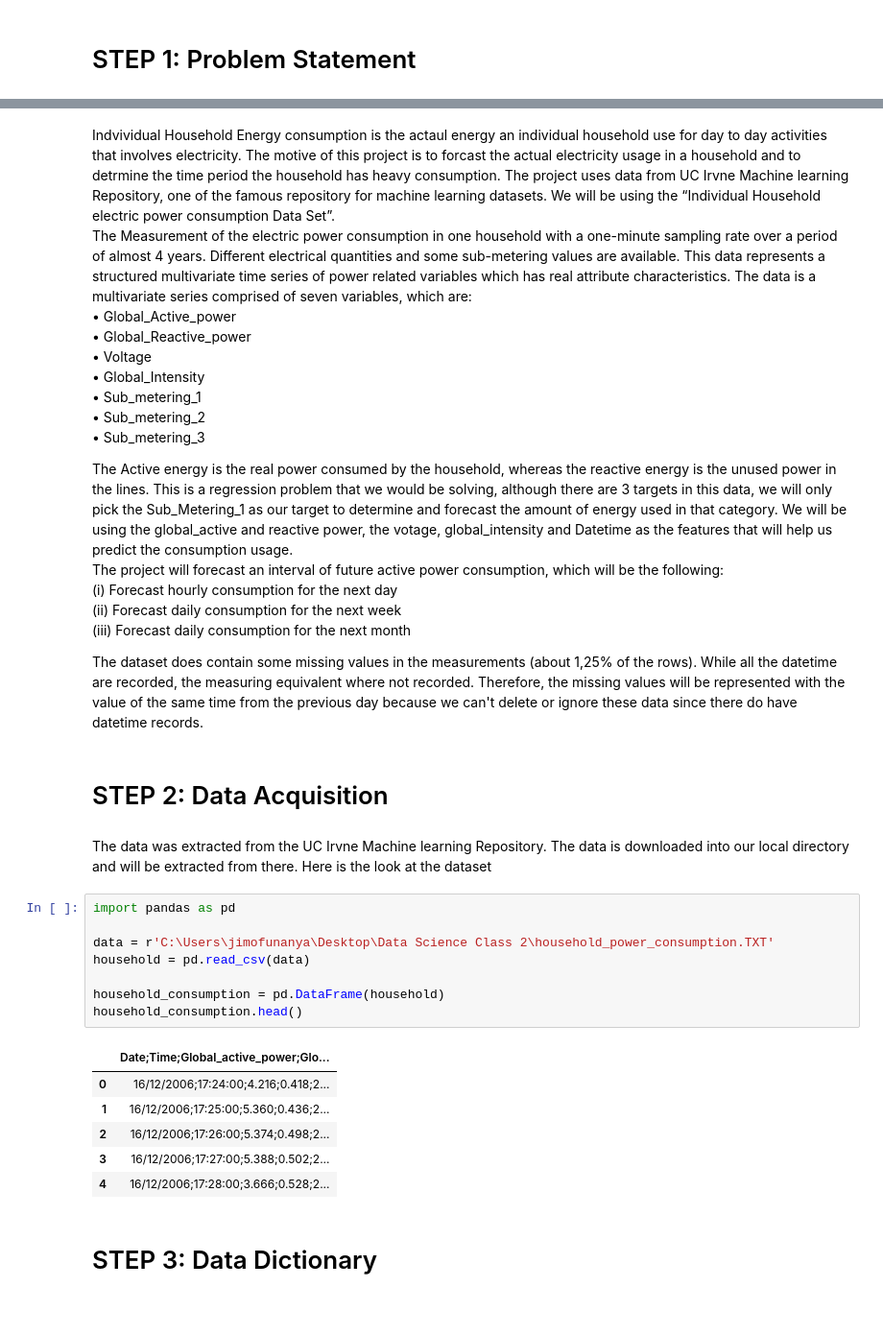
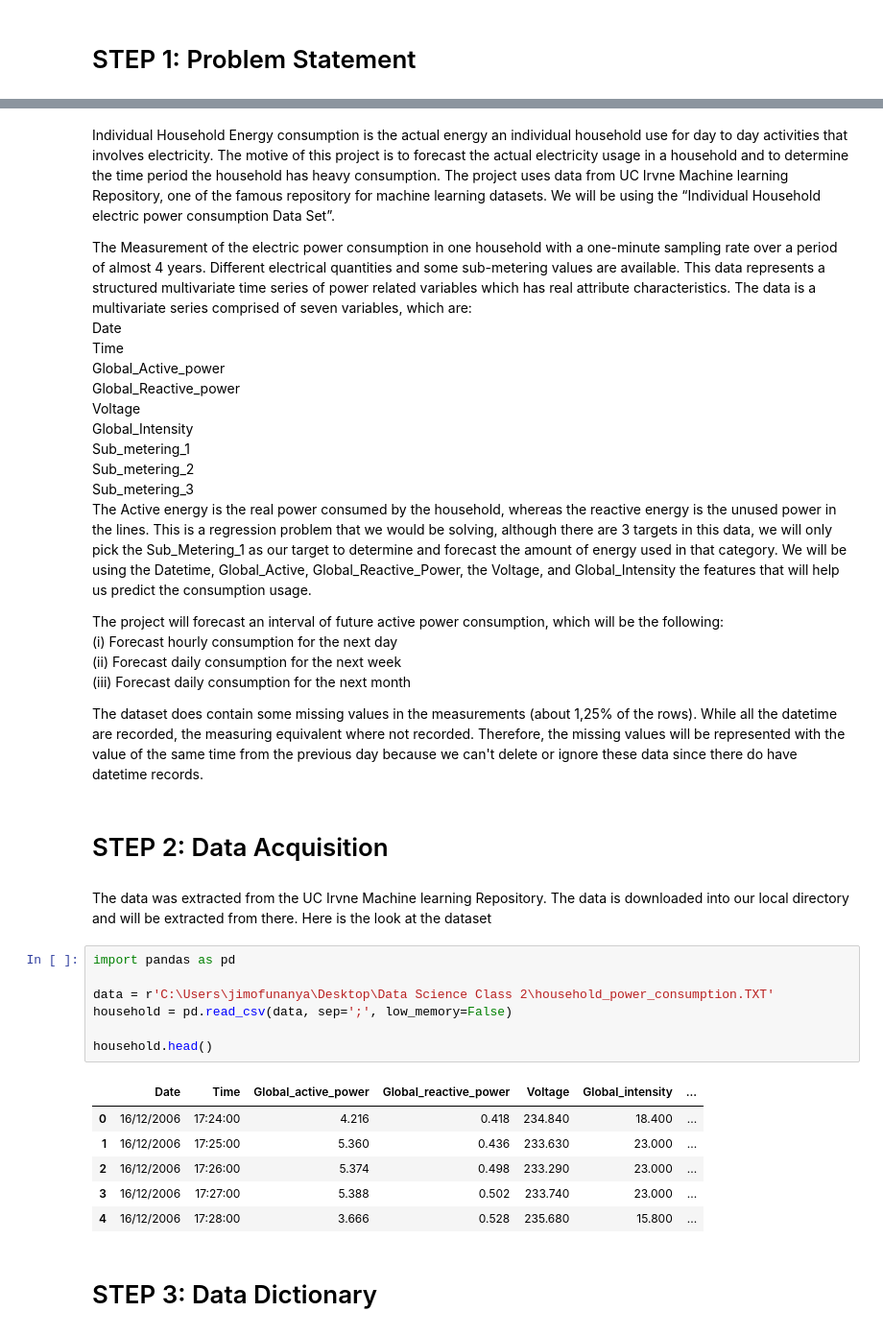
Before and after one commit to SirkyGit/DS2-project, a Jupyter notebook: notebooks/Problem Statement.ipynb, the cells around one changed output, grey strips where cells are left out. Shown: that part at 96% size. Cells and saved outputs as stored; diff of their text form.

```diff
--- a/notebooks/Problem Statement.ipynb
+++ b/notebooks/Problem Statement.ipynb
@@ -7,42 +7,44 @@
 <br>
 # %% [markdown]
 
-Indvividual Household Energy consumption is the actaul energy an individual household use for day to day activities that involves electricity.  The motive of this project is to forcast the actual electricity usage in a household and to detrmine the time period the household has heavy consumption. The project uses data from UC Irvne Machine learning Repository, one of the famous repository for machine learning datasets. We will be using the “Individual Household electric power consumption Data Set”. <br>
-The Measurement of the electric power consumption in one household with a one-minute sampling rate over a period of almost 4 years. Different electrical quantities and some sub-metering values are available. This data represents a structured multivariate time series of power related variables which has real attribute characteristics. The data is a multivariate series comprised of seven variables, which are:
- <br>
-•	Global_Active_power <br>
-•	Global_Reactive_power <br>
-•	Voltage <br>
-•	Global_Intensity <br>
-•	Sub_metering_1 <br>
-•	Sub_metering_2 <br>
-•	Sub_metering_3 <br>
+Individual Household Energy consumption is the actual energy an individual household use for day to day activities that involves electricity. The motive of this project is to forecast the actual electricity usage in a household and to determine the time period the household has heavy consumption. The project uses data from UC Irvne Machine learning Repository, one of the famous repository for machine learning datasets. We will be using the “Individual Household electric power consumption Data Set”. <br>
 
-The Active energy is the real power consumed by the household, whereas the reactive energy is the unused power in the lines. This is a regression problem that we would be solving, although there are 3 targets in this data, we will only pick the Sub_Metering_1 as our target to determine and forecast the amount of energy used in that category. We will be using the global_active and reactive power, the votage, global_intensity and Datetime as the features that will help us predict the consumption usage. <br> The project will forecast an interval of future active power consumption, which will be the following:<br>
-(i)   Forecast hourly consumption for the next day<br>
-(ii)  Forecast daily consumption for the next week<br>
-(iii) Forecast daily consumption for the next month<br>
+The Measurement of the electric power consumption in one household with a one-minute sampling rate over a period of almost 4 years. Different electrical quantities and some sub-metering values are available. This data represents a structured multivariate time series of power related variables which has real attribute characteristics. The data is a multivariate series comprised of seven variables, which are: <br>
+   Date <br>
+   Time <br>
+   Global_Active_power <br>
+   Global_Reactive_power <br>
+   Voltage <br>
+   Global_Intensity <br>
+   Sub_metering_1 <br>
+   Sub_metering_2 <br>
+   Sub_metering_3 <br>
+The Active energy is the real power consumed by the household, whereas the reactive energy is the unused power in the lines. This is a regression problem that we would be solving, although there are 3 targets in this data, we will only pick the Sub_Metering_1 as our target to determine and forecast the amount of energy used in that category. We will be using the Datetime, Global_Active, Global_Reactive_Power, the Voltage, and Global_Intensity the features that will help us predict the consumption usage. <br>
+
+The project will forecast an interval of future active power consumption, which will be the following: <br>
+    (i) Forecast hourly consumption for the next day <br>
+    (ii) Forecast daily consumption for the next week <br>
+    (iii) Forecast daily consumption for the next month <br>
 
 The dataset does contain some missing values in the measurements (about 1,25% of the rows). While all the datetime are recorded, the measuring equivalent where not recorded. Therefore, the missing values will be represented with the value of the same time from the previous day because we can't delete or ignore these data since there do have datetime records.
 # %% [markdown]
 #  STEP 2: Data Acquisition
 # %% [markdown]
-The data was extracted from the UC Irvne Machine learning Repository. The data is downloaded into our local directory and will be extracted from there. Here is the look at the dataset
+The data was extracted from the UC Irvne Machine learning Repository. The data is downloaded into our local directory and will be extracted from there. Here is the look at the dataset <br>
 # %%
 import pandas as pd
 
 data = r'C:\Users\jimofunanya\Desktop\Data Science Class 2\household_power_consumption.TXT'
-household = pd.read_csv(data)
+household = pd.read_csv(data, sep=';', low_memory=False)
 
-household_consumption = pd.DataFrame(household)
-household_consumption.head()
+household.head()
 # %% [output]
-|  | Date;Time;Global_active_power;Glo... |
-| 0 | 16/12/2006;17:24:00;4.216;0.418;2... |
-| 1 | 16/12/2006;17:25:00;5.360;0.436;2... |
-| 2 | 16/12/2006;17:26:00;5.374;0.498;2... |
-| 3 | 16/12/2006;17:27:00;5.388;0.502;2... |
-| 4 | 16/12/2006;17:28:00;3.666;0.528;2... |
+|  | Date | Time | Global_active_power | Global_reactive_power | Voltage | Global_intensity | ... |
+| 0 | 16/12/2006 | 17:24:00 | 4.216 | 0.418 | 234.840 | 18.400 | ... |
+| 1 | 16/12/2006 | 17:25:00 | 5.360 | 0.436 | 233.630 | 23.000 | ... |
+| 2 | 16/12/2006 | 17:26:00 | 5.374 | 0.498 | 233.290 | 23.000 | ... |
+| 3 | 16/12/2006 | 17:27:00 | 5.388 | 0.502 | 233.740 | 23.000 | ... |
+| 4 | 16/12/2006 | 17:28:00 | 3.666 | 0.528 | 235.680 | 15.800 | ... |
 # %% [markdown]
  # STEP 3:  Data Dictionary
 # %% [markdown]
```
Also changed, not shown: 1 other file.
